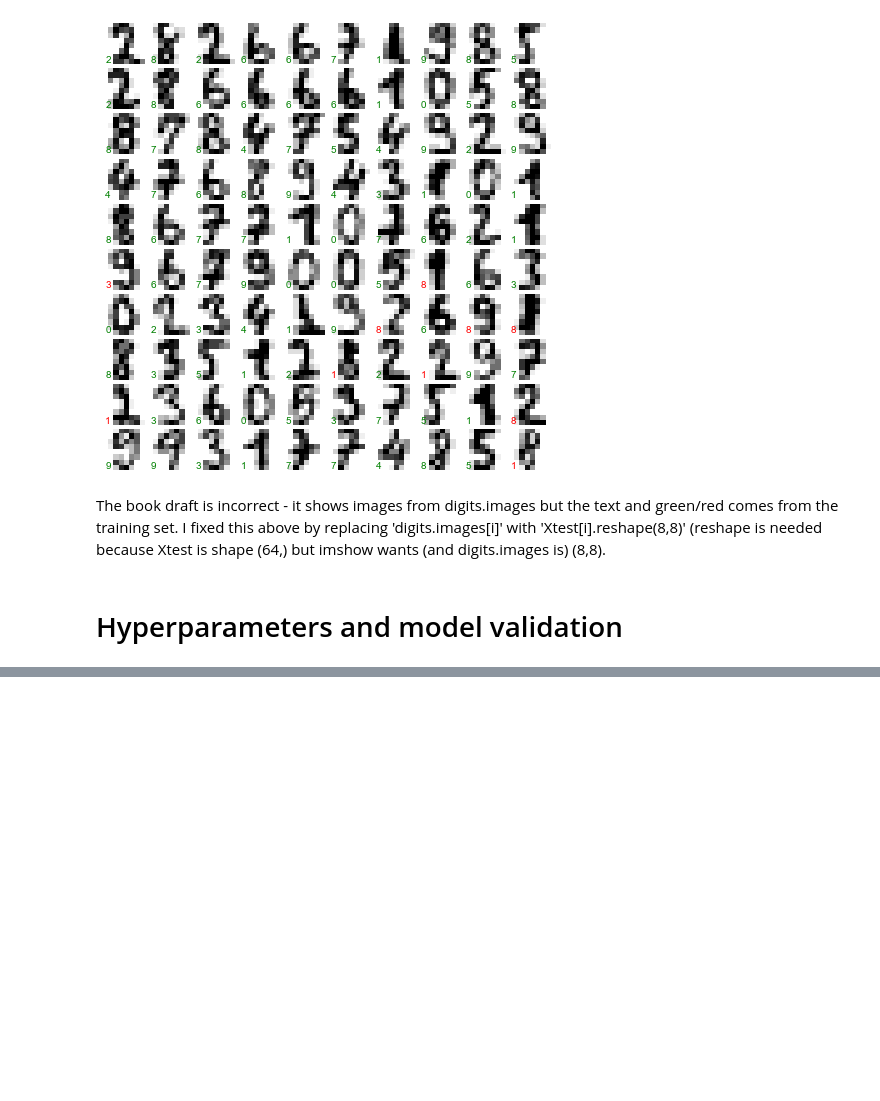
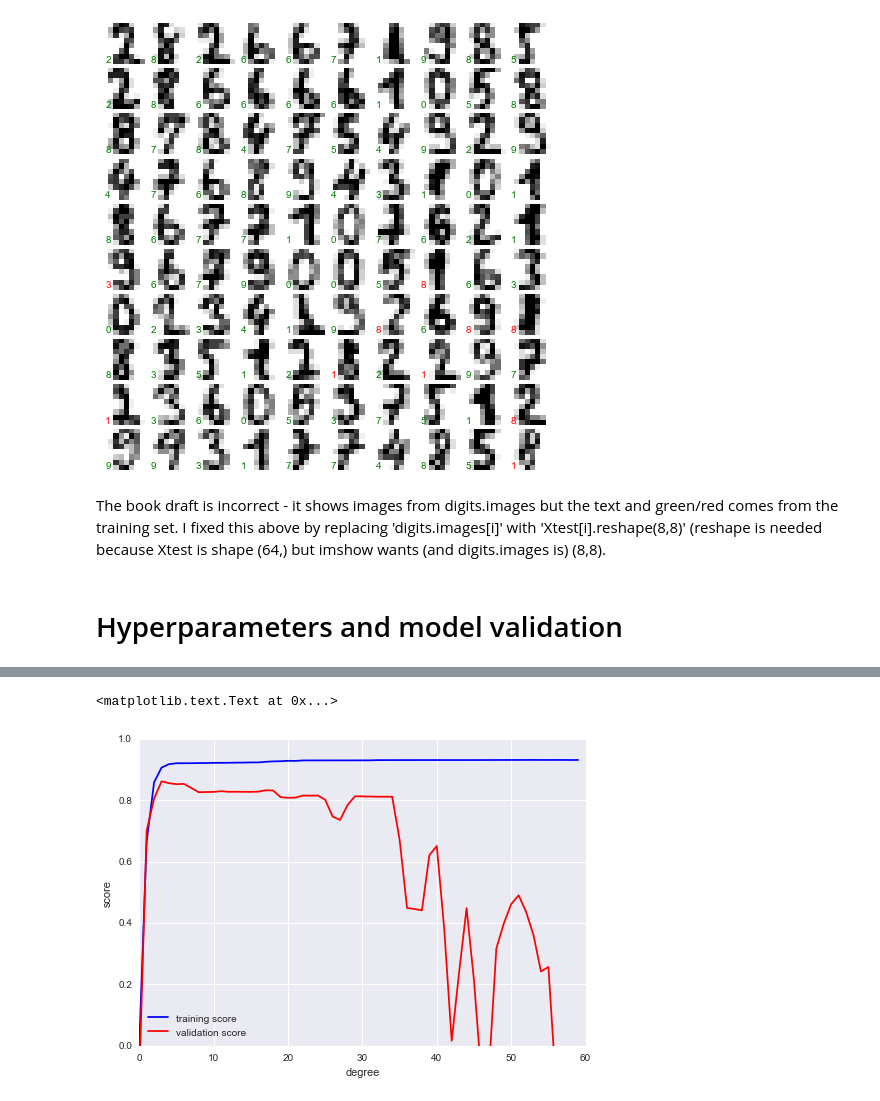
Before and after one commit to aenfield/random, a Jupyter notebook: PDSH-MLExamples.ipynb, the cells around one changed output, grey strips where cells are left out. Drawn from its saved outputs; the diff is of its cells as text; code cells hidden in the pictures; blank space fills up the shorter version.

```diff
--- a/PDSH-MLExamples.ipynb
+++ b/PDSH-MLExamples.ipynb
@@ -600,0 +603,4 @@ The book draft is incorrect - it shows images from digits.images but the text an
+# %%
+iris = load_iris()
+X = iris.data
+y = iris.target
@@ -600,0 +685,7 @@ The book draft is incorrect - it shows images from digits.images but the text an
+# %%
+# the book describes this as combining linear regression with a
+# polynomial preprocessor, using a pipeline - not sure what this actually
+# means/is doing
+def PolynomialRegression(degree=2, **kwargs):
+    return make_pipeline(PolynomialFeatures(degree),
+                         LinearRegression(**kwargs))
@@ -600,0 +745,20 @@ The book draft is incorrect - it shows images from digits.images but the text an
+# %%
+from sklearn.learning_curve import validation_curve
+degree = np.arange(0, 60)
+# validation_curve needs a model, data, a parameter name (over which to
+# range, I think), and a range, and it computes the training and
+# validation scores for each value of the parameter
+train_score, val_score = validation_curve(PolynomialRegression(), X, y,
+                                          'polynomialfeatures__degree',
+                                          degree, cv=7)
+plt.plot(degree, np.median(train_score, 1),
+         color='blue', label='training score')
+plt.plot(degree, np.median(val_score, 1),
+         color='red', label='validation score')
+plt.legend(loc='best')
+plt.ylim(0, 1)
+plt.xlabel('degree')
+plt.ylabel('score')
+# %% [output]
+<matplotlib.text.Text at 0x...>
+[figure, added]
```
Also changed, not shown: parts of 34 cells of this notebook.
